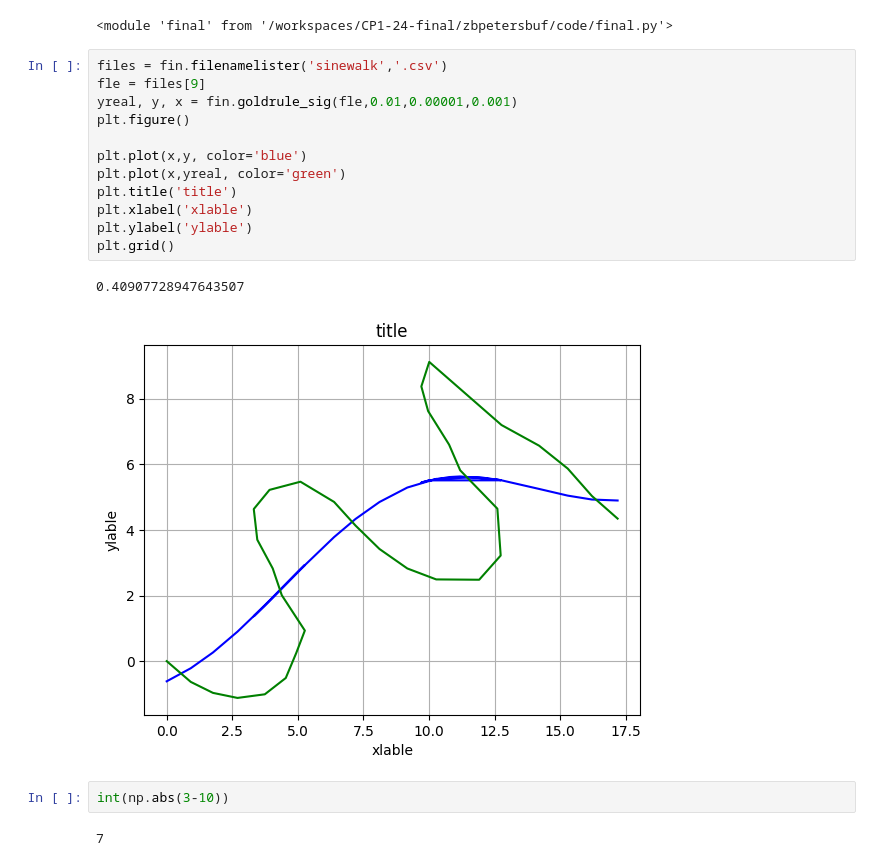
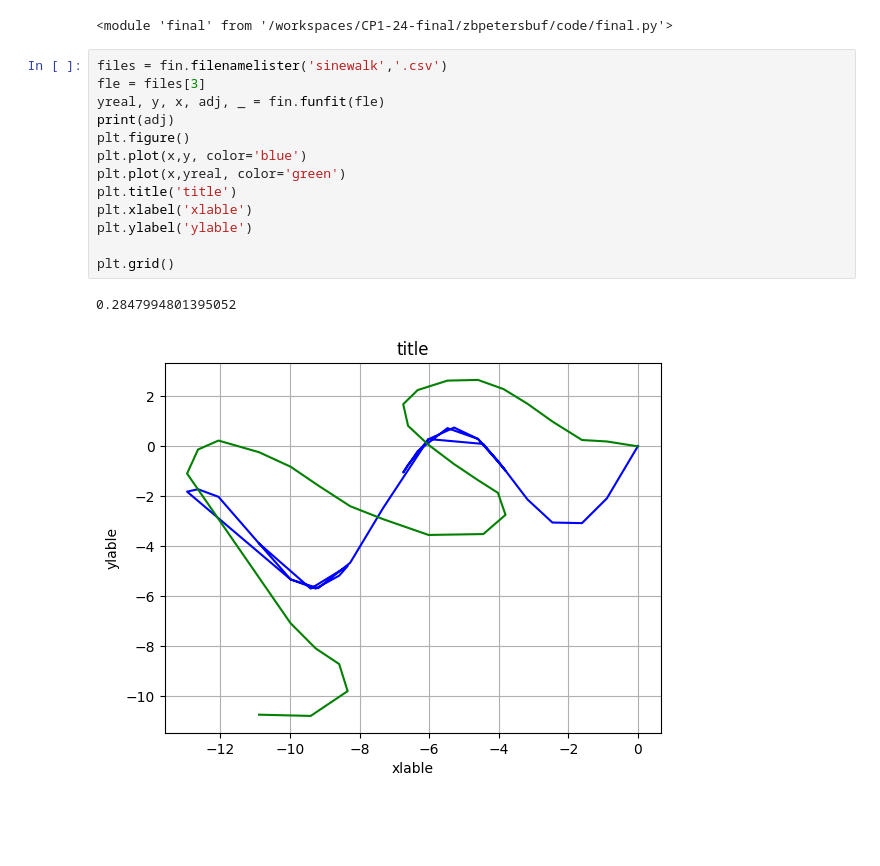
Before and after one commit to zbpetersbuf/CP1-24-final, a Jupyter notebook: zbpetersbuf/documentation/final.ipynb, the cells around one changed output. Drawn from its saved outputs; the diff is of its cells as text; blank space fills up the shorter version.

```diff
--- a/zbpetersbuf/documentation/final.ipynb
+++ b/zbpetersbuf/documentation/final.ipynb
@@ -18,20 +18,17 @@ importlib.reload(final)
 <module 'final' from '/workspaces/CP1-24-final/zbpetersbuf/code/final.py'>
 # %%
 files = fin.filenamelister('sinewalk','.csv')
-fle = files[9]
-yreal, y, x = fin.goldrule_sig(fle,0.01,0.00001,0.001)
+fle = files[3]
+yreal, y, x, adj, _ = fin.funfit(fle)
+print(adj)
 plt.figure()
-
 plt.plot(x,y, color='blue')
 plt.plot(x,yreal, color='green')
 plt.title('title')
 plt.xlabel('xlable')
 plt.ylabel('ylable')
+
 plt.grid()
 # %% [output]
-0.40907728947643507
+0.2847994801395052
-[figure, old version]
+[figure, new version]
-# %%
-int(np.abs(3-10))
-# %% [output]
-7
```
Also changed, not shown: parts of 3 cells of this notebook, 2 other files.
